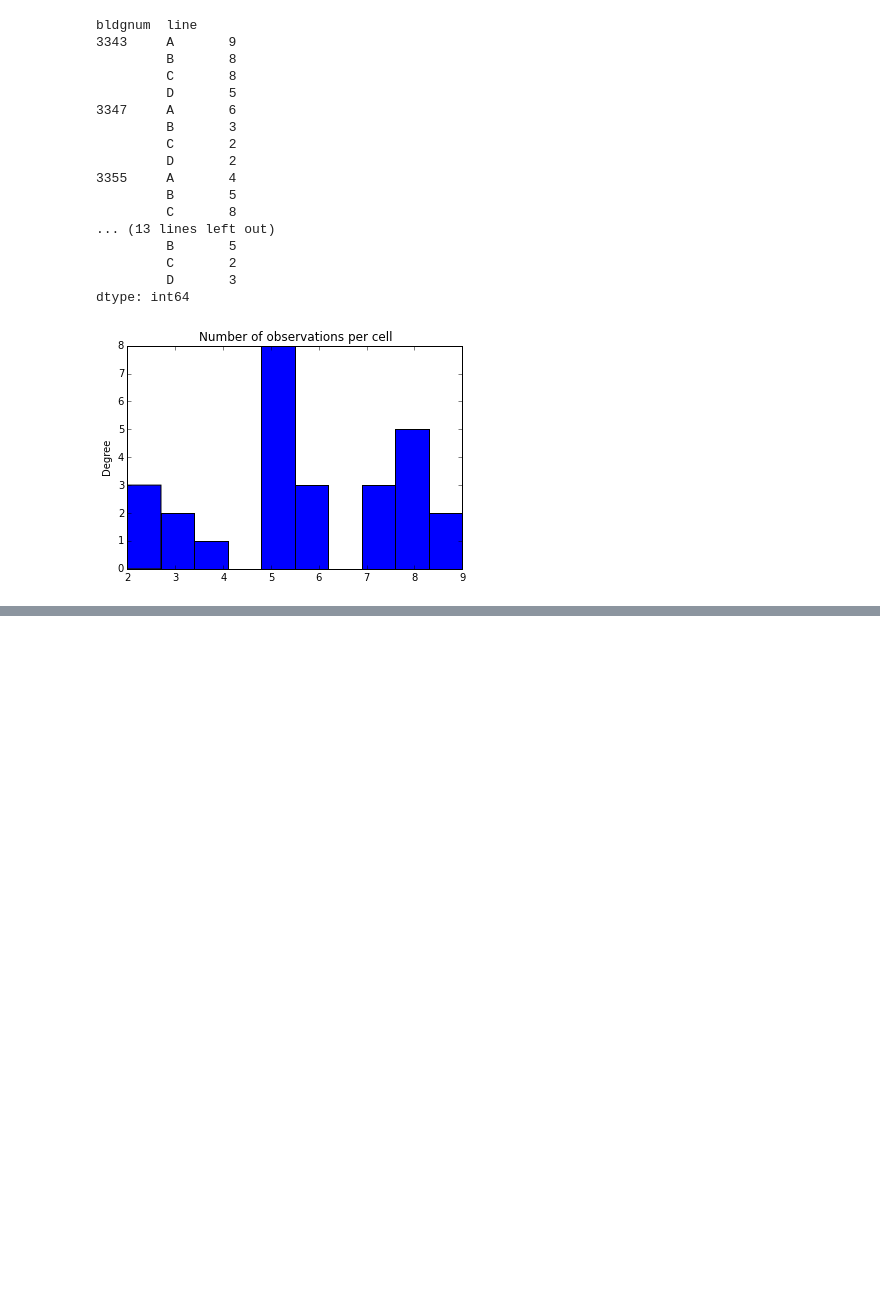
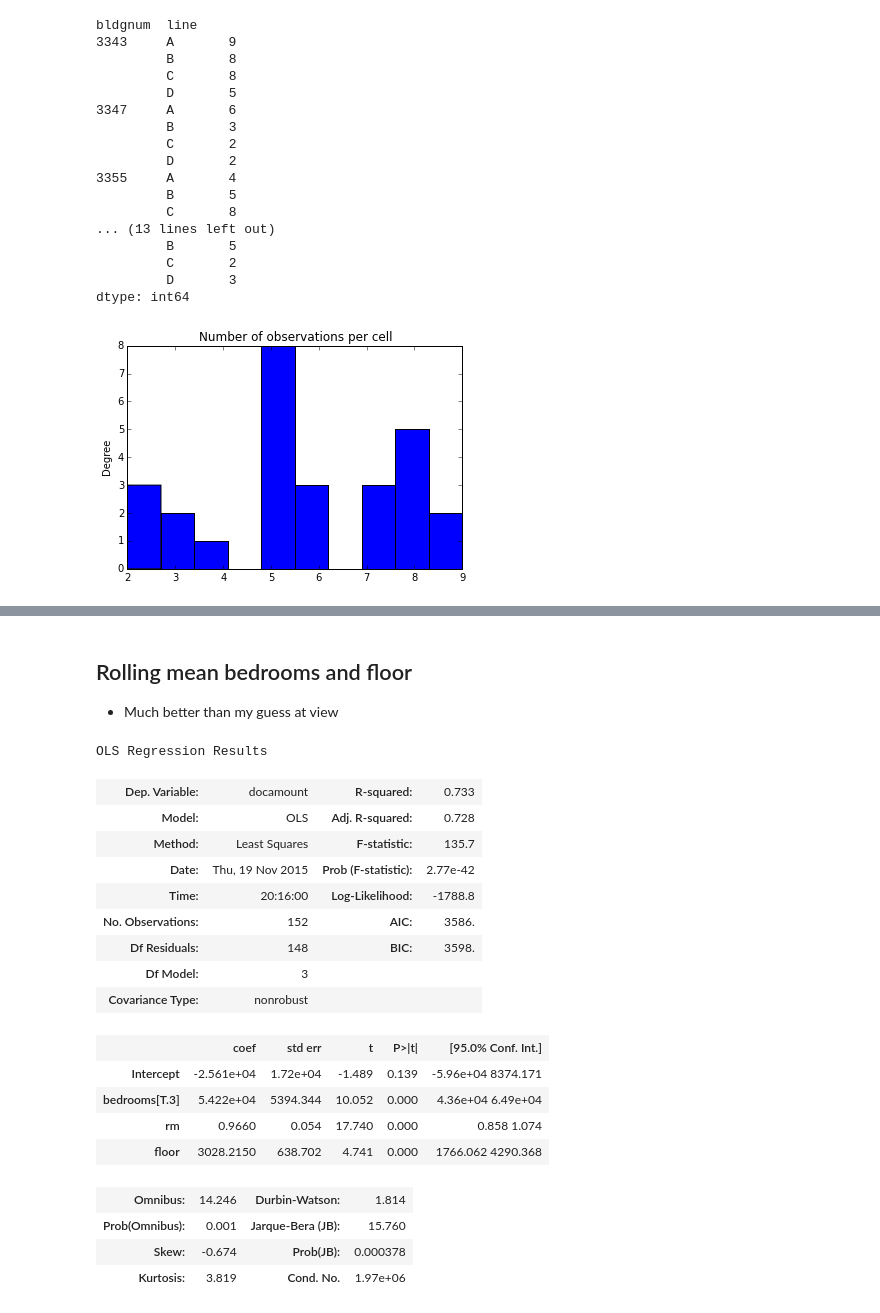
Before and after one commit to Jwerberg/slideruleprojects, a Jupyter notebook: Capstone Milestone Report.ipynb, the cells around one changed output, grey strips where cells are left out. Cells and saved outputs as stored; diff of their text form; code cells hidden in the pictures; blank space fills up the shorter version.

```diff
--- a/Capstone Milestone Report.ipynb
+++ b/Capstone Milestone Report.ipynb
@@ -382,3 +386,30 @@ OLS Regression Results
 | Prob(Omnibus): | 0.000 | Jarque-Bera (JB): | 17.618 |
 | Skew: | -0.681 | Prob(JB): | 0.000149 |
 | Kurtosis: | 3.961 | Cond. No. | 1.88e+06 |
+# %% [markdown]
+## Rolling mean bedrooms and floor
+
+- Much better than my guess at view
+# %%
+results = ols(formula="docamount ~ rm + bedrooms + floor", data=sales).fit()
+results.summary()
+# %% [output]
+OLS Regression Results
+| Dep. Variable: | docamount | R-squared: | 0.733 |
+| Model: | OLS | Adj. R-squared: | 0.728 |
+| Method: | Least Squares | F-statistic: | 135.7 |
+| Date: | Thu, 19 Nov 2015 | Prob (F-statistic): | 2.77e-42 |
+| Time: | 20:16:00 | Log-Likelihood: | -1788.8 |
+| No. Observations: | 152 | AIC: | 3586. |
+| Df Residuals: | 148 | BIC: | 3598. |
+| Df Model: | 3 |  |  |
+| Covariance Type: | nonrobust |  |  |
+|  | coef | std err | t | P>|t| | [95.0% Conf. Int.] |
+| Intercept | -2.561e+04 | 1.72e+04 | -1.489 | 0.139 | -5.96e+04 8374.171 |
+| bedrooms[T.3] | 5.422e+04 | 5394.344 | 10.052 | 0.000 | 4.36e+04 6.49e+04 |
+| rm | 0.9660 | 0.054 | 17.740 | 0.000 | 0.858 1.074 |
+| floor | 3028.2150 | 638.702 | 4.741 | 0.000 | 1766.062 4290.368 |
+| Omnibus: | 14.246 | Durbin-Watson: | 1.814 |
+| Prob(Omnibus): | 0.001 | Jarque-Bera (JB): | 15.760 |
+| Skew: | -0.674 | Prob(JB): | 0.000378 |
+| Kurtosis: | 3.819 | Cond. No. | 1.97e+06 |
```
Also changed, not shown: parts of 14 cells of this notebook.
